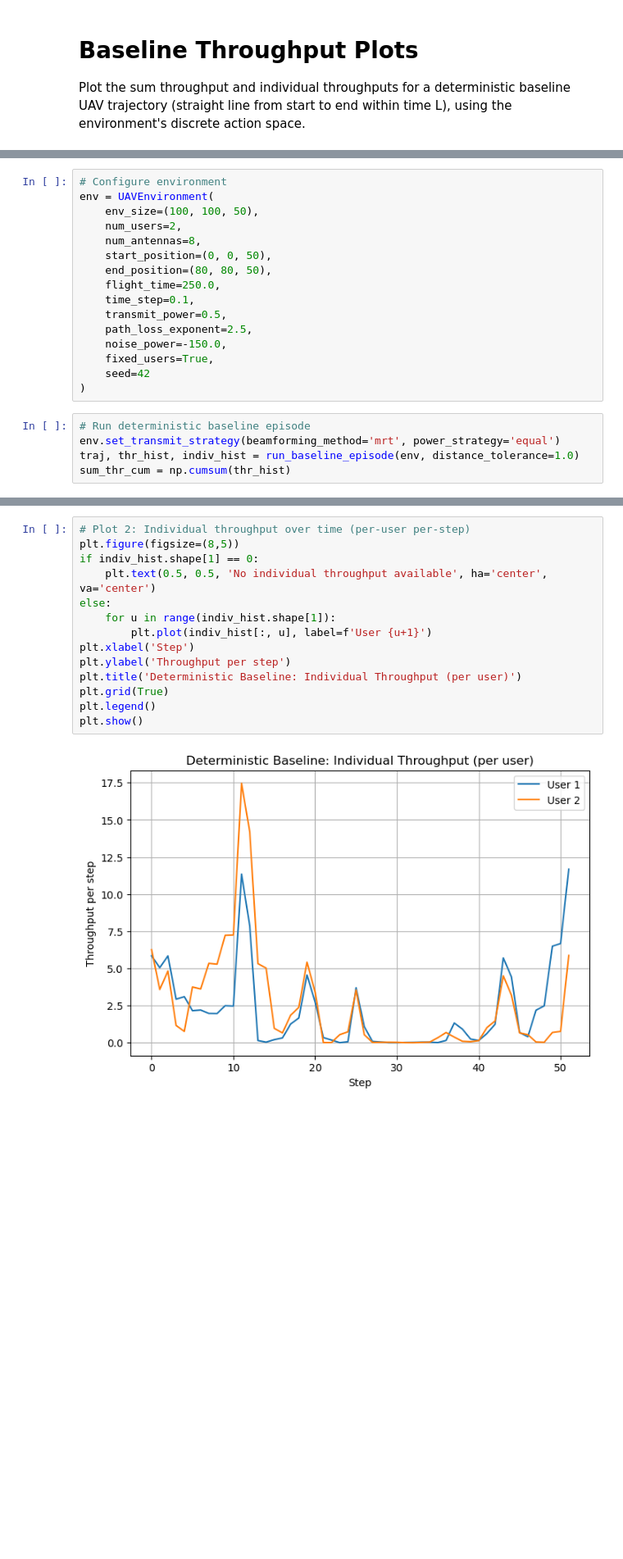
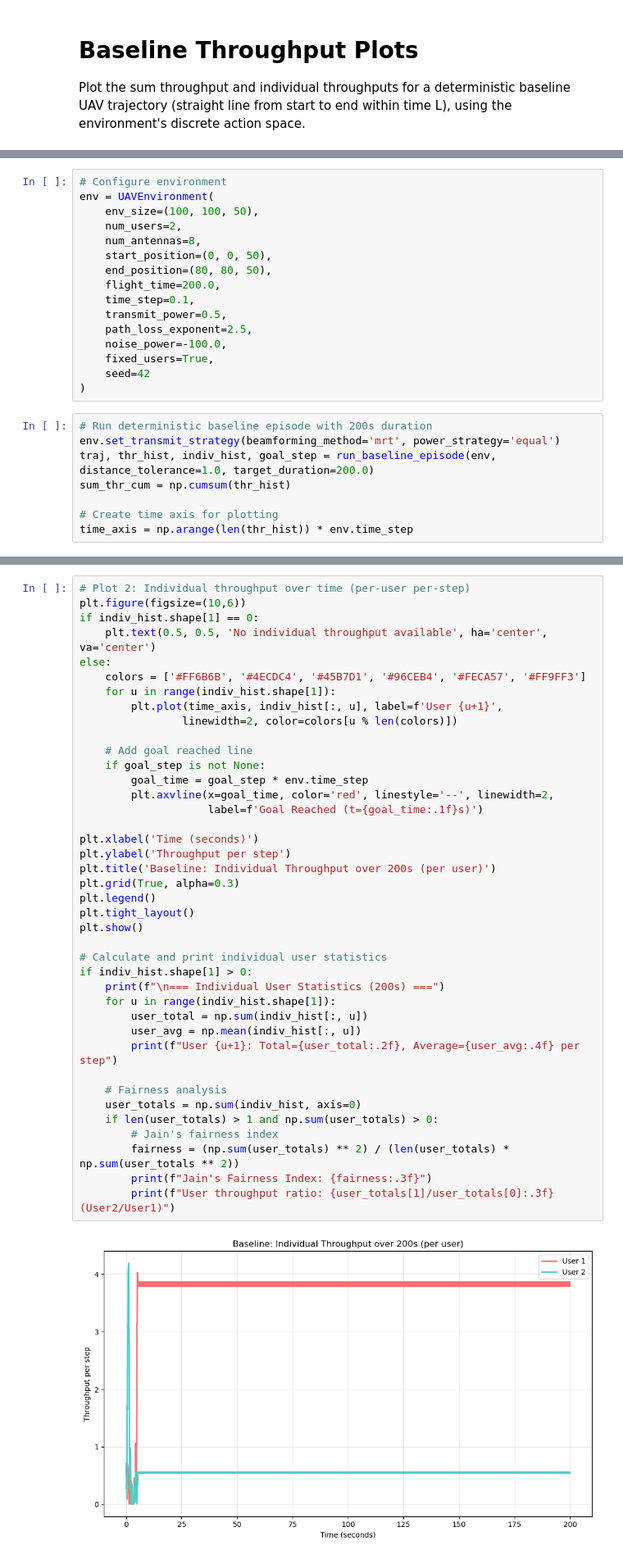
Before and after one commit to yuri-yu87/reinforcing_learning, a Jupyter notebook: Task_Plots/Plot_3_4_Baseline_Throughput.ipynb, the cells around one changed output, grey strips where cells are left out. Shown at 82% size. Saved outputs shown, nothing was run; the diff lists cells and outputs as text; blank space fills up the shorter version.

```diff
--- a/Task_Plots/Plot_3_4_Baseline_Throughput.ipynb
+++ b/Task_Plots/Plot_3_4_Baseline_Throughput.ipynb
@@ -75,17 +117,20 @@ env = UAVEnvironment(
     num_antennas=8,
     start_position=(0, 0, 50),
     end_position=(80, 80, 50),
-    flight_time=250.0,
+    flight_time=200.0,
     time_step=0.1,
     transmit_power=0.5,
     path_loss_exponent=2.5,
-    noise_power=-150.0,
+    noise_power=-100.0,
     fixed_users=True,
     seed=42
 )
 # %%
-# Run deterministic baseline episode
+# Run deterministic baseline episode with 200s duration
 env.set_transmit_strategy(beamforming_method='mrt', power_strategy='equal')
-traj, thr_hist, indiv_hist = run_baseline_episode(env, distance_tolerance=1.0)
+traj, thr_hist, indiv_hist, goal_step = run_baseline_episode(env, distance_tolerance=1.0, target_duration=200.0)
 sum_thr_cum = np.cumsum(thr_hist)
+
+# Create time axis for plotting
+time_axis = np.arange(len(thr_hist)) * env.time_step
 # %% [output]
@@ -111,16 +200,42 @@ plt.show()
 # %%
 # Plot 2: Individual throughput over time (per-user per-step)
-plt.figure(figsize=(8,5))
+plt.figure(figsize=(10,6))
 if indiv_hist.shape[1] == 0:
     plt.text(0.5, 0.5, 'No individual throughput available', ha='center', va='center')
 else:
+    colors = ['#FF6B6B', '#4ECDC4', '#45B7D1', '#96CEB4', '#FECA57', '#FF9FF3']
     for u in range(indiv_hist.shape[1]):
-        plt.plot(indiv_hist[:, u], label=f'User {u+1}')
-plt.xlabel('Step')
+        plt.plot(time_axis, indiv_hist[:, u], label=f'User {u+1}',
+                linewidth=2, color=colors[u % len(colors)])
+
+    # Add goal reached line
+    if goal_step is not None:
+        goal_time = goal_step * env.time_step
+        plt.axvline(x=goal_time, color='red', linestyle='--', linewidth=2,
+                    label=f'Goal Reached (t={goal_time:.1f}s)')
+
+plt.xlabel('Time (seconds)')
 plt.ylabel('Throughput per step')
-plt.title('Deterministic Baseline: Individual Throughput (per user)')
-plt.grid(True)
+plt.title('Baseline: Individual Throughput over 200s (per user)')
+plt.grid(True, alpha=0.3)
 plt.legend()
+plt.tight_layout()
 plt.show()
+
+# Calculate and print individual user statistics
+if indiv_hist.shape[1] > 0:
+    print(f"\n=== Individual User Statistics (200s) ===")
+    for u in range(indiv_hist.shape[1]):
+        user_total = np.sum(indiv_hist[:, u])
+        user_avg = np.mean(indiv_hist[:, u])
+        print(f"User {u+1}: Total={user_total:.2f}, Average={user_avg:.4f} per step")
+
+    # Fairness analysis
+    user_totals = np.sum(indiv_hist, axis=0)
+    if len(user_totals) > 1 and np.sum(user_totals) > 0:
+        # Jain's fairness index
+        fairness = (np.sum(user_totals) ** 2) / (len(user_totals) * np.sum(user_totals ** 2))
+        print(f"Jain's Fairness Index: {fairness:.3f}")
+        print(f"User throughput ratio: {user_totals[1]/user_totals[0]:.3f} (User2/User1)")
 # %% [output]
-[figure, old version]
+[figure, new version]
```
Also changed, not shown: parts of 9 cells of this notebook, 8 other files.
